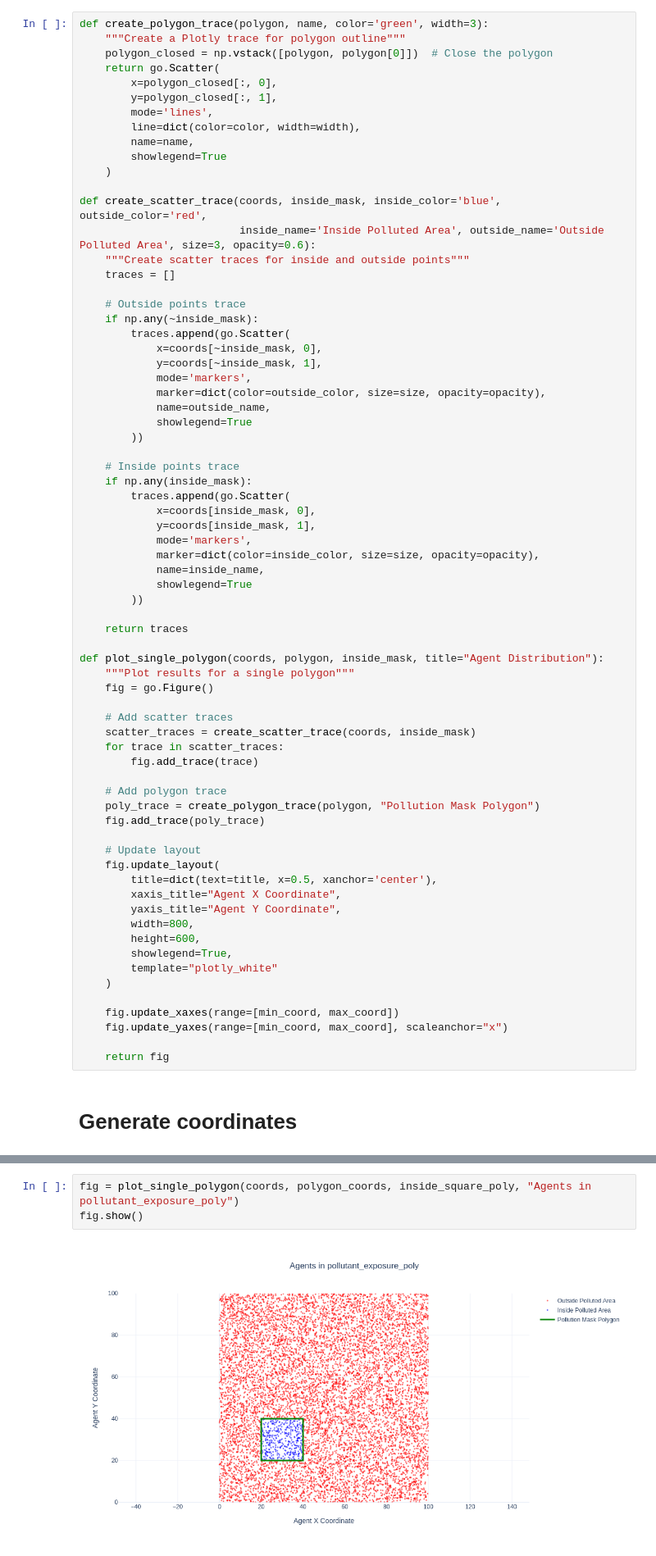
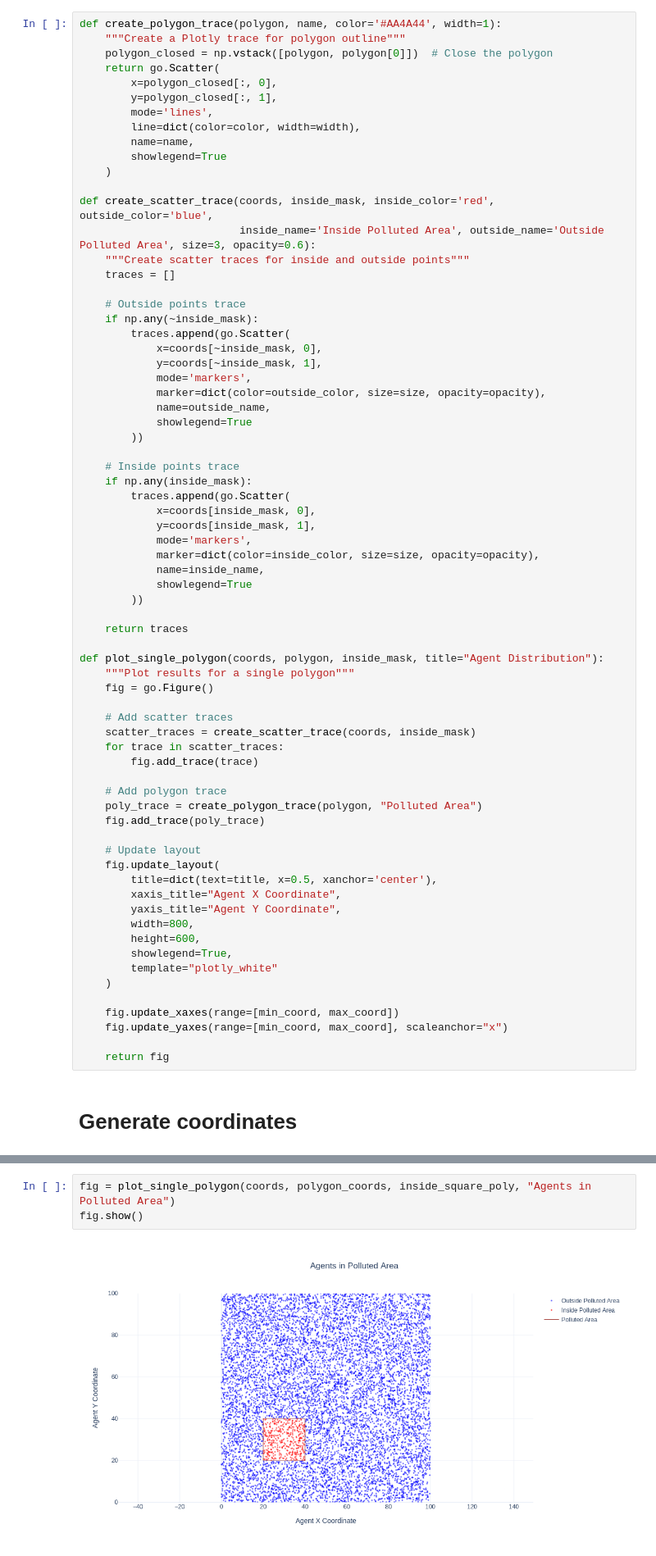
Before and after one commit to AlekseiAgarkov/AgenticInfectiousDiseaseTransmissionModels, a Jupyter notebook: analytics/polygons.ipynb, the cells around one changed output, grey strips where cells are left out. Shown at 82% size. Saved outputs shown, nothing was run; the diff lists cells and outputs as text.

Commit message:
Update plot for docs

```diff
--- a/analytics/polygons.ipynb
+++ b/analytics/polygons.ipynb
@@ -16,7 +16,7 @@ from matplotlib import path as mpl_path
 # %% [markdown]
 # Functions
 # %%
-def create_polygon_trace(polygon, name, color='green', width=3):
+def create_polygon_trace(polygon, name, color='#AA4A44', width=1):
     """Create a Plotly trace for polygon outline"""
     polygon_closed = np.vstack([polygon, polygon[0]])  # Close the polygon
     return go.Scatter(
@@ -28,7 +28,7 @@ def create_polygon_trace(polygon, name, color='green', width=3):
         showlegend=True
     )
 
-def create_scatter_trace(coords, inside_mask, inside_color='blue', outside_color='red',
+def create_scatter_trace(coords, inside_mask, inside_color='red', outside_color='blue',
                          inside_name='Inside Polluted Area', outside_name='Outside Polluted Area', size=3, opacity=0.6):
     """Create scatter traces for inside and outside points"""
     traces = []
@@ -67,7 +67,7 @@ def plot_single_polygon(coords, polygon, inside_mask, title="Agent Distribution"
         fig.add_trace(trace)
 
     # Add polygon trace
-    poly_trace = create_polygon_trace(polygon, "Pollution Mask Polygon")
+    poly_trace = create_polygon_trace(polygon, "Polluted Area")
     fig.add_trace(poly_trace)
 
     # Update layout
@@ -104,7 +104,7 @@ for x, y in coords:
     inside_square_poly.append(point_in_polygon(x, y, square_polygon))
 inside_square_poly = np.array(inside_square_poly)
 # %%
-fig = plot_single_polygon(coords, polygon_coords, inside_square_poly, "Agents in pollutant_exposure_poly")
+fig = plot_single_polygon(coords, polygon_coords, inside_square_poly, "Agents in Polluted Area")
 fig.show()
 # %% [output]
-[figure, old version]
+[figure, new version]
```
Also changed, not shown: 3 other files.
